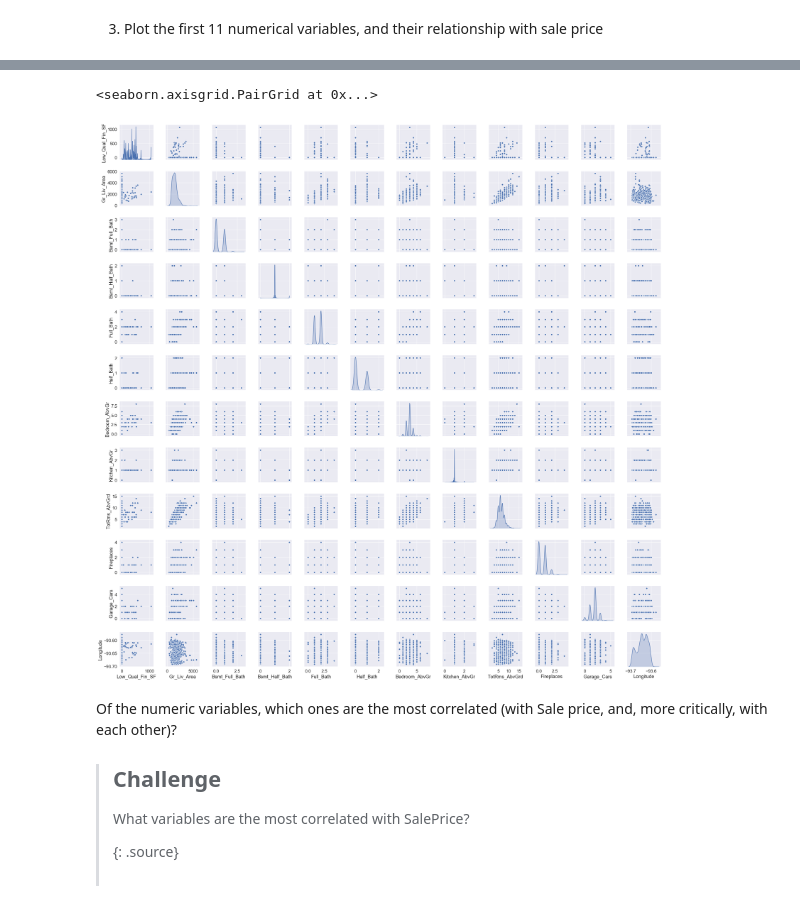
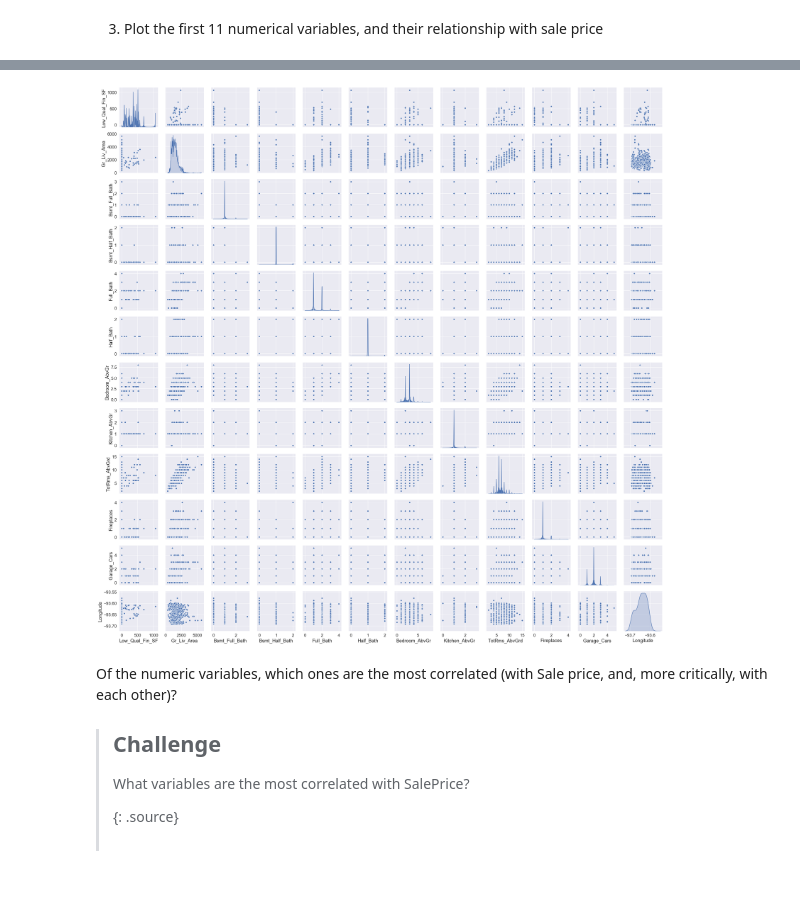
Before and after one commit to marius-mather/lessons-mlpy, a Jupyter notebook: _episodes_rmd/03-EDA.ipynb, the cells around one changed output, grey strips where cells are left out. Saved outputs shown, nothing was run; the diff lists cells and outputs as text; code cells hidden in the pictures.

```diff
--- a/_episodes_rmd/03-EDA.ipynb
+++ b/_episodes_rmd/03-EDA.ipynb
@@ -310,13 +301,12 @@ sns.pairplot(
 # %%
 sns.pairplot(
     ameshousingClean,
     diag_kind="kde",
     vars = numericVars[np.append(np.arange(11, 22), 33)],
-    diag_kws={'bw': 0.01},
-)
+    diag_kws={'bw': 0.01}
+);
 # %% [output]
-<seaborn.axisgrid.PairGrid at 0x...>
-[figure, old version]
+[figure, new version]
 # %% [markdown]
 Of the numeric variables, which ones are the most correlated (with Sale price, and, more critically, with each other)?
 > ## Challenge
```
Also changed, not shown: parts of 19 cells of this notebook.
